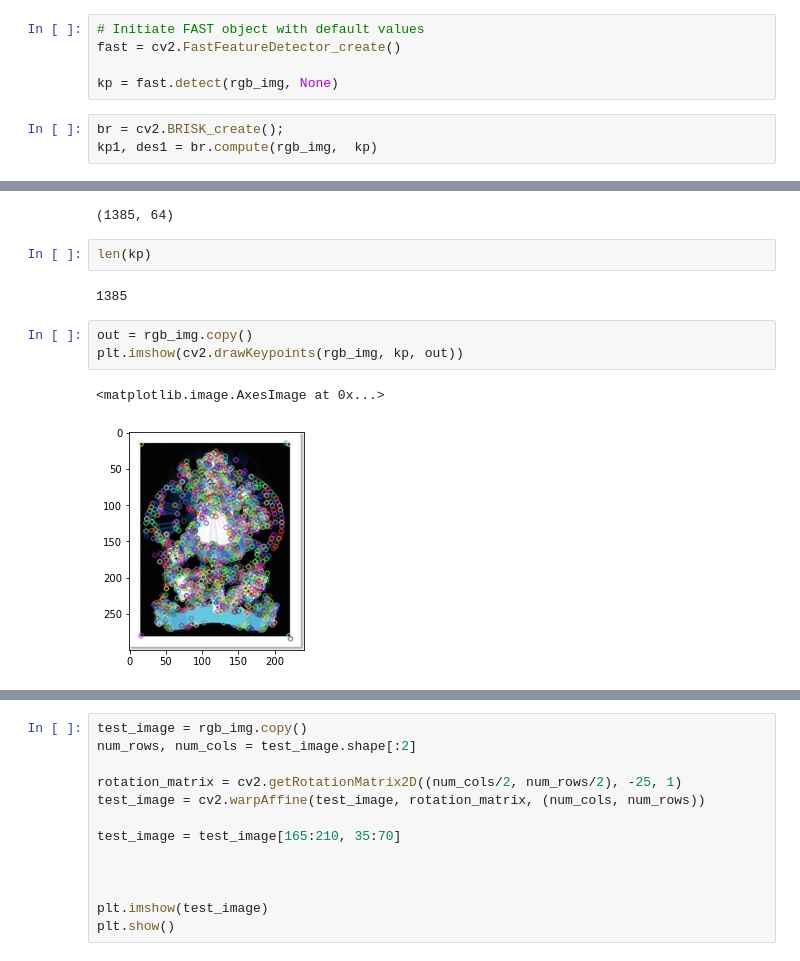
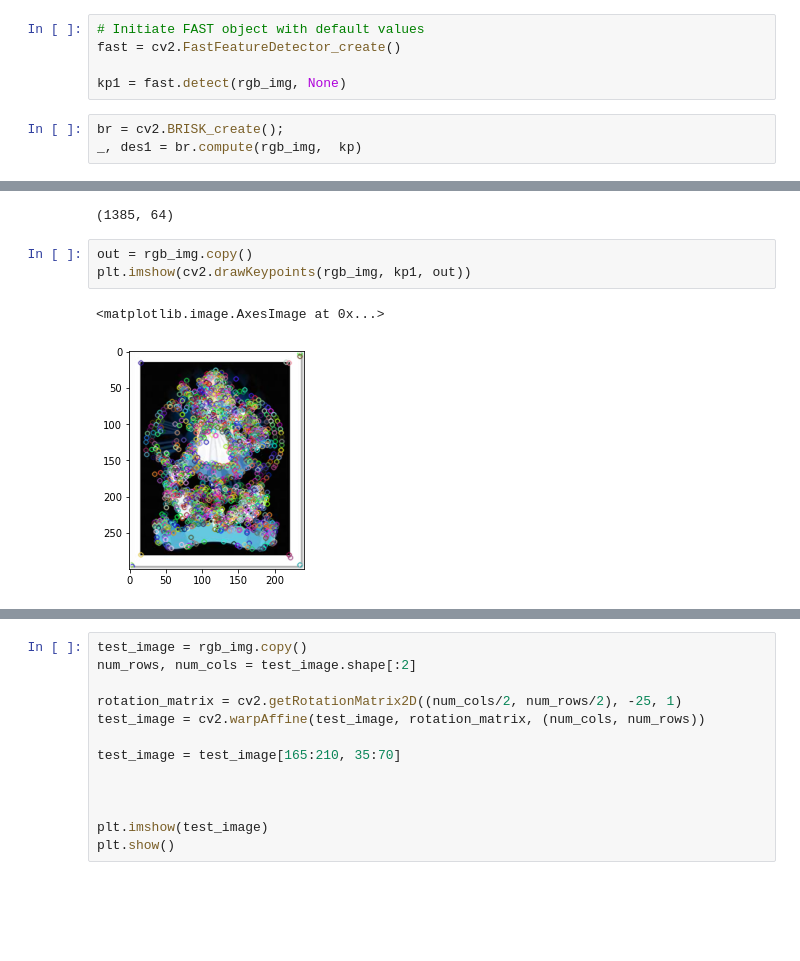
Before and after one commit to DmytroPetrov/cv-2022, a Jupyter notebook: lab_2/FAST.ipynb, the cells around one changed output, grey strips where cells are left out. Saved outputs shown, nothing was run; the diff lists cells and outputs as text; blank space fills up the shorter version.

```diff
--- a/lab_2/FAST.ipynb
+++ b/lab_2/FAST.ipynb
@@ -20,21 +24,17 @@ plt.show()
 # Initiate FAST object with default values
 fast = cv2.FastFeatureDetector_create()
 
-kp = fast.detect(rgb_img, None)
+kp1 = fast.detect(rgb_img, None)
 # %%
 br = cv2.BRISK_create();
-kp1, des1 = br.compute(rgb_img,  kp)
+_, des1 = br.compute(rgb_img,  kp)
 # %%
 des1.shape
 # %% [output]
 (1385, 64)
-# %%
-len(kp)
-# %% [output]
-1385
 # %%
 out = rgb_img.copy()
-plt.imshow(cv2.drawKeypoints(rgb_img, kp, out))
+plt.imshow(cv2.drawKeypoints(rgb_img, kp1, out))
 # %% [output]
 <matplotlib.image.AxesImage at 0x...>
-[figure, old version]
+[figure, new version]
```
Also changed, not shown: parts of 29 cells of this notebook, 2 other files.
